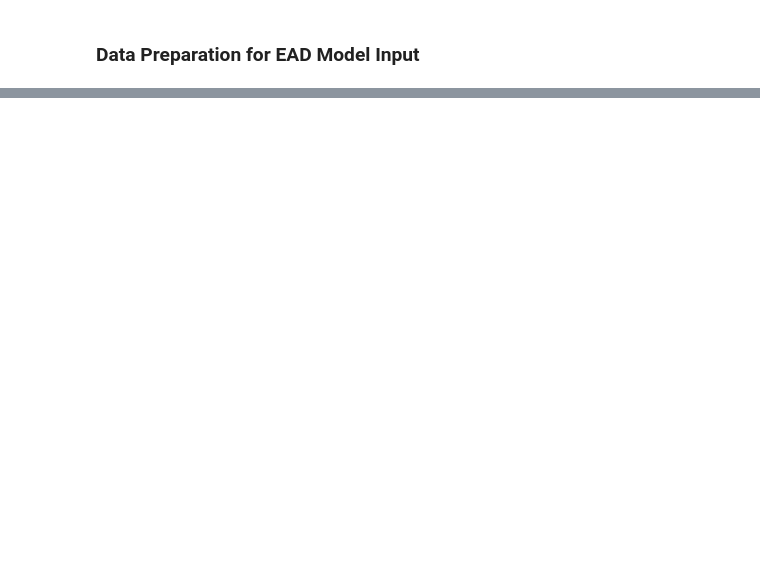
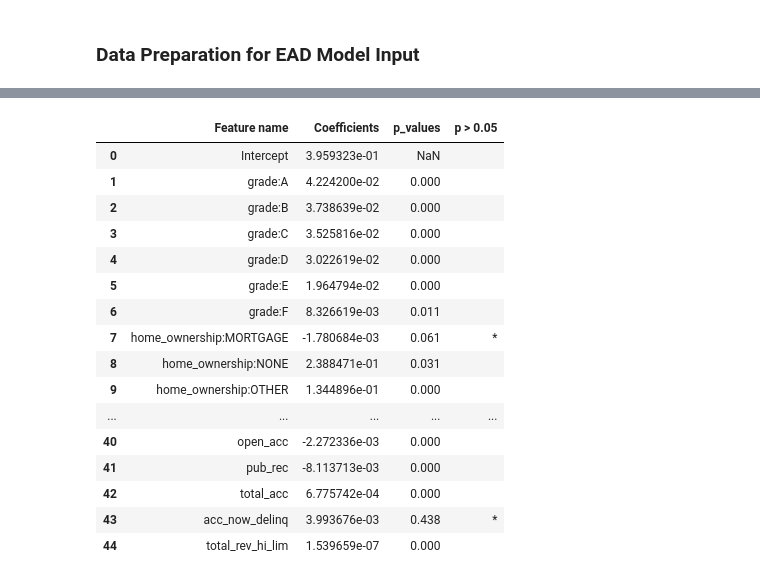
Before and after one commit to z252zhu/Credit-Risk-Modeling-on-Loan-Data, a Jupyter notebook: Credit Risk Modeling - LGD & EAD Model.ipynb, the cells around one changed output, grey strips where cells are left out. Saved outputs shown, nothing was run; the diff lists cells and outputs as text; code cells hidden in the pictures; blank space fills up the shorter version.

```diff
--- a/Credit Risk Modeling - LGD & EAD Model.ipynb
+++ b/Credit Risk Modeling - LGD & EAD Model.ipynb
@@ -672,0 +696,31 @@ ead_targets_test.shape
+# %%
+linear_reg_ead_model = LinearRegression_p_values()
+linear_reg_ead_model.fit(ead_inputs_train, ead_targets_train)
+# %%
+feature_name = ead_inputs_train.columns.values
+summary_table3 = pd.DataFrame(columns = ['Feature name'], data = feature_name)
+summary_table3['Coefficients'] = np.transpose(linear_reg_ead_model.coef_)
+summary_table3.index = summary_table3.index + 1
+summary_table3.loc[0] = ['Intercept', linear_reg_ead_model.intercept_]
+summary_table3 = summary_table3.sort_index()
+summary_table3['p_values'] = linear_reg_ead_model.p_values
+summary_table3['p > 0.05'] = np.where((summary_table3['p_values'] > 0.05), "*", "")
+summary_table3
+# %% [output]
+|  | Feature name | Coefficients | p_values | p > 0.05 |
+| 0 | Intercept | 3.959323e-01 | NaN |  |
+| 1 | grade:A | 4.224200e-02 | 0.000 |  |
+| 2 | grade:B | 3.738639e-02 | 0.000 |  |
+| 3 | grade:C | 3.525816e-02 | 0.000 |  |
+| 4 | grade:D | 3.022619e-02 | 0.000 |  |
+| 5 | grade:E | 1.964794e-02 | 0.000 |  |
+| 6 | grade:F | 8.326619e-03 | 0.011 |  |
+| 7 | home_ownership:MORTGAGE | -1.780684e-03 | 0.061 | * |
+| 8 | home_ownership:NONE | 2.388471e-01 | 0.031 |  |
+| 9 | home_ownership:OTHER | 1.344896e-01 | 0.000 |  |
+| ... | ... | ... | ... | ... |
+| 40 | open_acc | -2.272336e-03 | 0.000 |  |
+| 41 | pub_rec | -8.113713e-03 | 0.000 |  |
+| 42 | total_acc | 6.775742e-04 | 0.000 |  |
+| 43 | acc_now_delinq | 3.993676e-03 | 0.438 | * |
+| 44 | total_rev_hi_lim | 1.539659e-07 | 0.000 |  |
```
Also changed, not shown: parts of 41 cells of this notebook.
